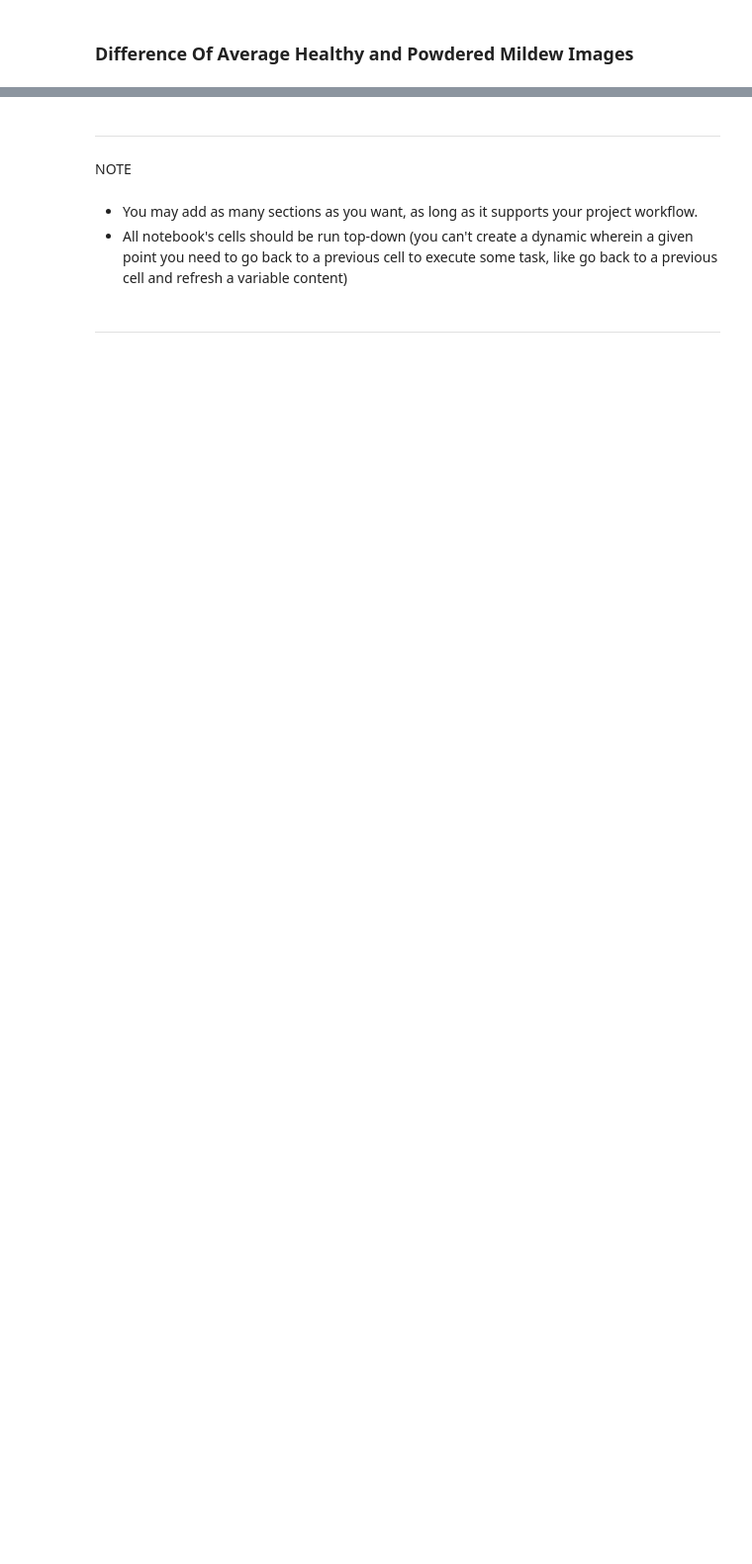
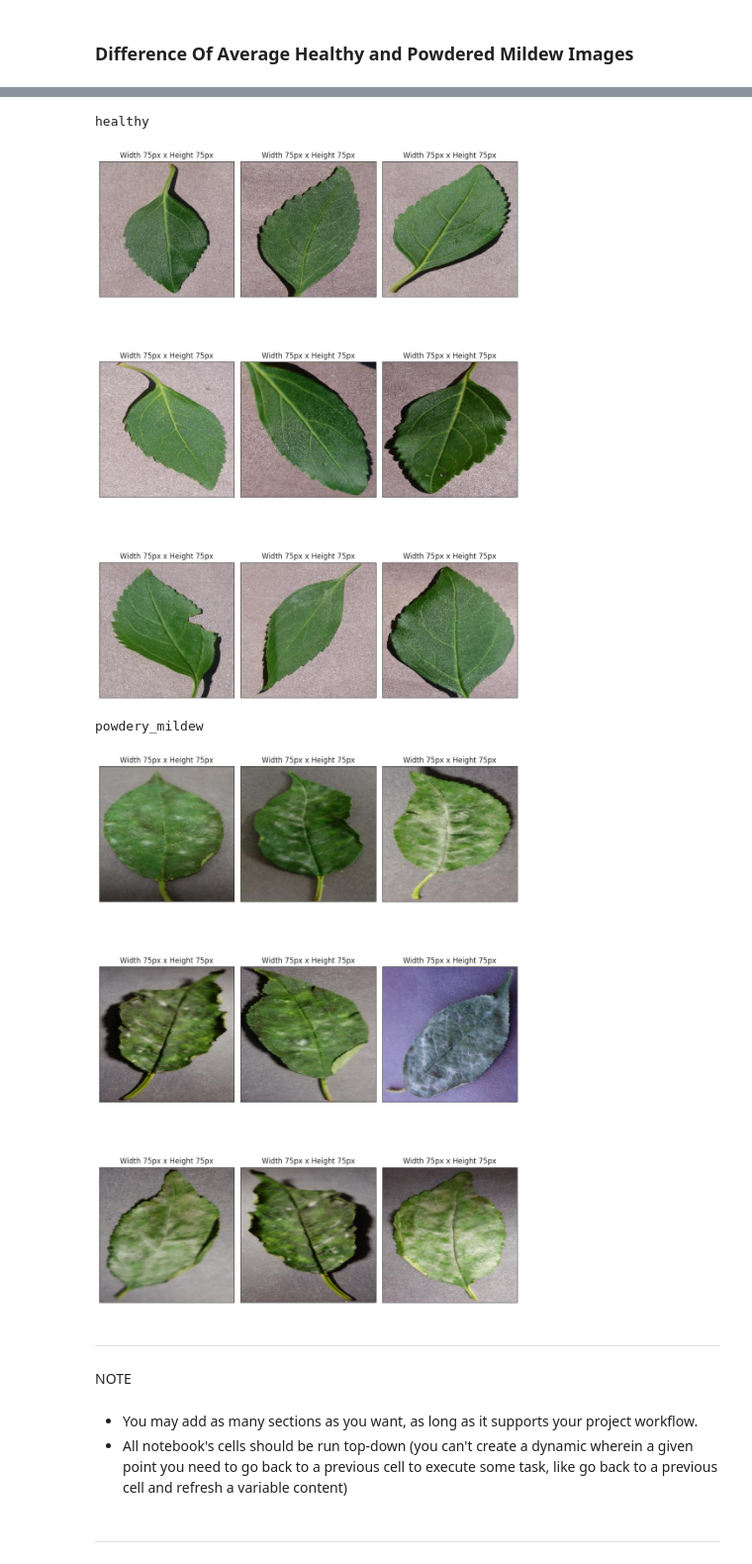
Before and after one commit to oscarbutler/P5-Mildew-Detection, a Jupyter notebook: jupyter_notebooks/2.Data_Visualisation.ipynb, the cells around one changed output, grey strips where cells are left out. Shown at 99% size. Saved outputs shown, nothing was run; the diff lists cells and outputs as text; code cells hidden in the pictures; blank space fills up the shorter version.

```diff
--- a/jupyter_notebooks/2.Data_Visualisation.ipynb
+++ b/jupyter_notebooks/2.Data_Visualisation.ipynb
@@ -103,3 +115,5 @@ image_shape = (100,100)
+# %%
+image_shape = (50,50,3)
 # %%
 import joblib
 joblib.dump(value=image_shape ,
@@ -257,13 +280,18 @@ def image_montage(image_shape, dir_path, label_to_display, nrows, ncols, figsize
 # %%
 for label in labels:
     print(label)
     image_montage(dir_path=train_dir,
                   label_to_display=label,
                   nrows=3, ncols=3,
                   figsize=(10, 15),
-                  image_shape = (100,100)
+                  image_shape = (75,75,3)
                   )
     print("\n")
+# %% [output]
+healthy
+[figure, added]
+powdery_mildew
+[figure, added]
 # %% [markdown]
 ---
 # %% [markdown]
```
Also changed, not shown: parts of 11 cells of this notebook, 1 other file.
